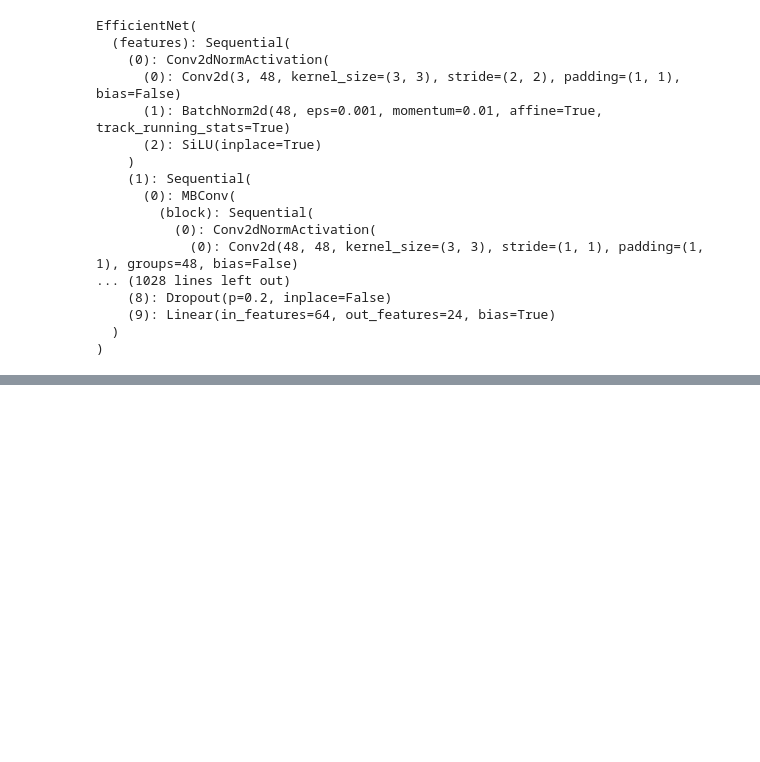
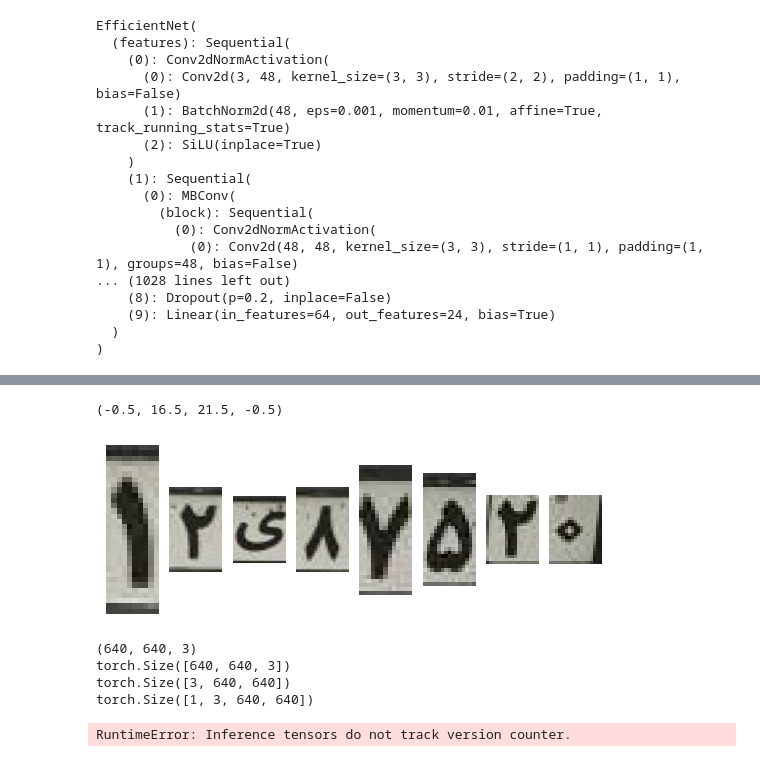
Before and after one commit to NimaPourmoradi/Persian_Plates, a Jupyter notebook: Persian_Plates.ipynb, the cells around one changed output, grey strips where cells are left out. Saved outputs shown, nothing was run; the diff lists cells and outputs as text; code cells hidden in the pictures; blank space fills up the shorter version.

```diff
--- a/Persian_Plates.ipynb
+++ b/Persian_Plates.ipynb
@@ -902,0 +1111,45 @@ weighted avg       1.00      1.00      1.00      4050
+# %%
+p1 = img[:, 20:30]
+p2 = img[:, 30:50]
+p3 = img[:, 50:75]
+p4 = img[:, 75:95]
+p5 = img[:, 95:108]
+p6 = img[:, 108:123]
+p7 = img[10:, 125:142]
+p8 = img[10:, 142:]
+
+
+plt.subplot(1, 8, 1)
+plt.imshow(p1)
+plt.axis('off')
+
+plt.subplot(1, 8, 2)
+plt.imshow(p2)
+plt.axis('off')
+
+plt.subplot(1, 8, 3)
+plt.imshow(p3)
+plt.axis('off')
+
+plt.subplot(1, 8, 4)
+plt.imshow(p4)
+plt.axis('off')
+
+plt.subplot(1, 8, 5)
+plt.imshow(p5)
+plt.axis('off')
+
+plt.subplot(1, 8, 6)
+plt.imshow(p6)
+plt.axis('off')
+
+plt.subplot(1, 8, 7)
+plt.imshow(p7)
+plt.axis('off')
+
+plt.subplot(1, 8, 8)
+plt.imshow(p8)
+plt.axis('off')
+# %% [output]
+(-0.5, 16.5, 21.5, -0.5)
+[figure, added]
@@ -902,0 +1159,15 @@ weighted avg       1.00      1.00      1.00      4050
+# %%
+P = cv2.resize(p1, (640, 640))
+print(P.shape)
+P = P.astype(np.float32)
+P = torch.tensor(P)
+print(P.shape)
+P = torch.permute(P, (2, 0, 1))
+print(P.shape)
+P = np.reshape(P, (1, 3, 640, 640))
+print(P.shape)
+# %% [output]
+(640, 640, 3)
+torch.Size([640, 640, 3])
+torch.Size([3, 640, 640])
+torch.Size([1, 3, 640, 640])
@@ -902,0 +1176,5 @@ weighted avg       1.00      1.00      1.00      4050
+# %%
+out = cpu_model(P)
+out
+# %% [output]
+RuntimeError: Inference tensors do not track version counter.
```
Also changed, not shown: parts of 57 cells of this notebook.
